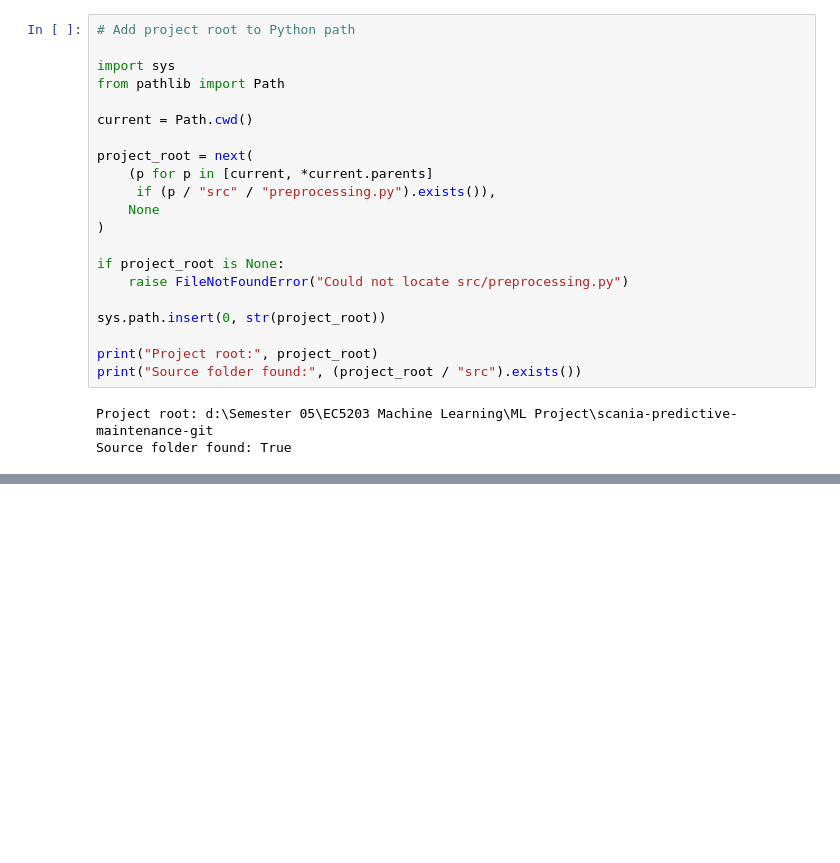
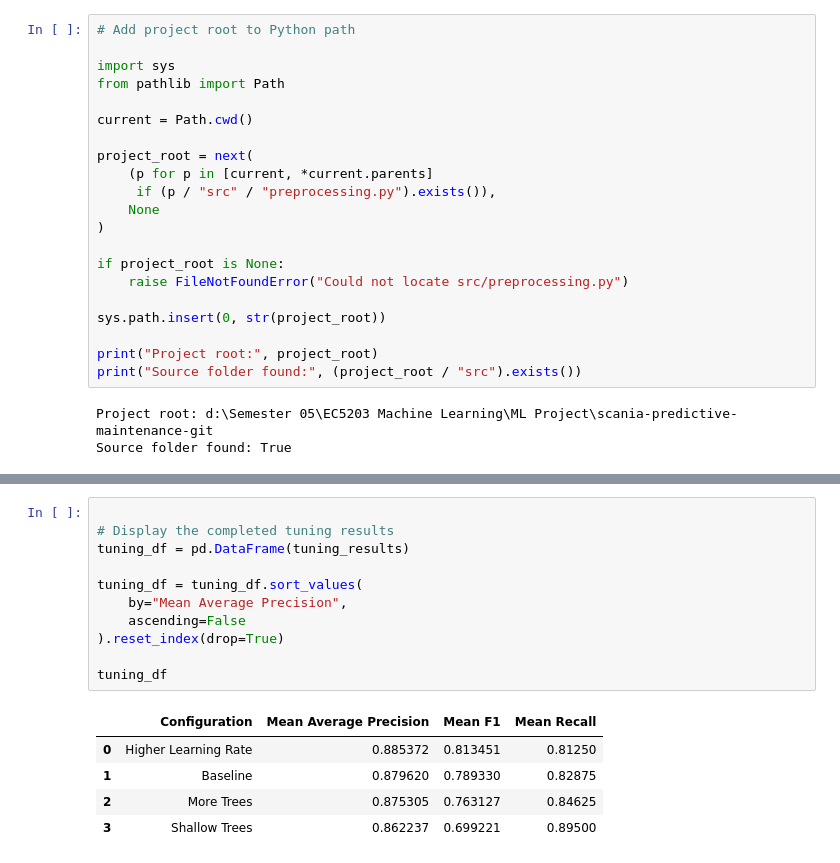
Before and after one commit to Sahan619/scania-predictive-maintenance, a Jupyter notebook: notebooks/04_xgboost_evaluation.ipynb, the cells around one changed output, grey strips where cells are left out. Cells and saved outputs as stored; diff of their text form; blank space fills up the shorter version.

```diff
--- a/notebooks/04_xgboost_evaluation.ipynb
+++ b/notebooks/04_xgboost_evaluation.ipynb
@@ -74,0 +635,17 @@ Source folder found: True
+# %%
+
+# Display the completed tuning results
+tuning_df = pd.DataFrame(tuning_results)
+
+tuning_df = tuning_df.sort_values(
+    by="Mean Average Precision",
+    ascending=False
+).reset_index(drop=True)
+
+tuning_df
+# %% [output]
+|  | Configuration | Mean Average Precision | Mean F1 | Mean Recall |
+| 0 | Higher Learning Rate | 0.885372 | 0.813451 | 0.81250 |
+| 1 | Baseline | 0.879620 | 0.789330 | 0.82875 |
+| 2 | More Trees | 0.875305 | 0.763127 | 0.84625 |
+| 3 | Shallow Trees | 0.862237 | 0.699221 | 0.89500 |
```
Also changed, not shown: parts of 20 cells of this notebook, 4 other files.
